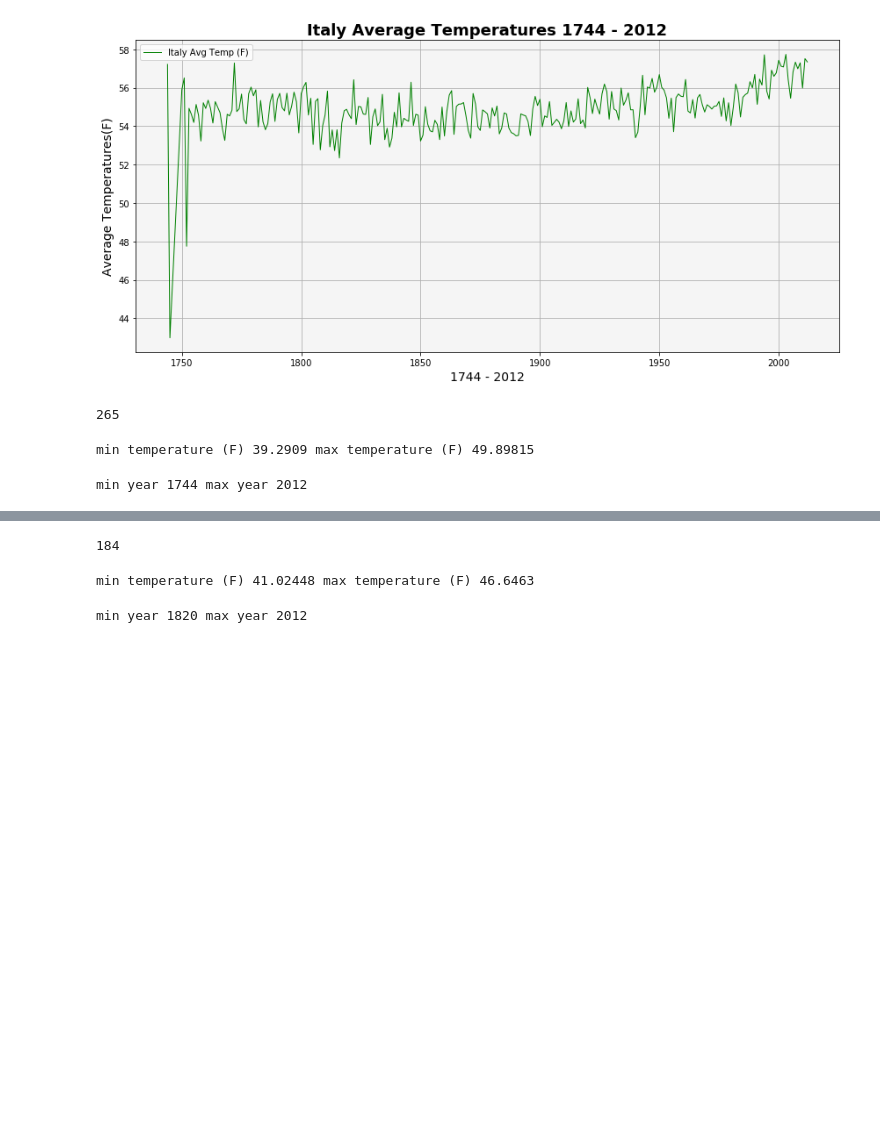
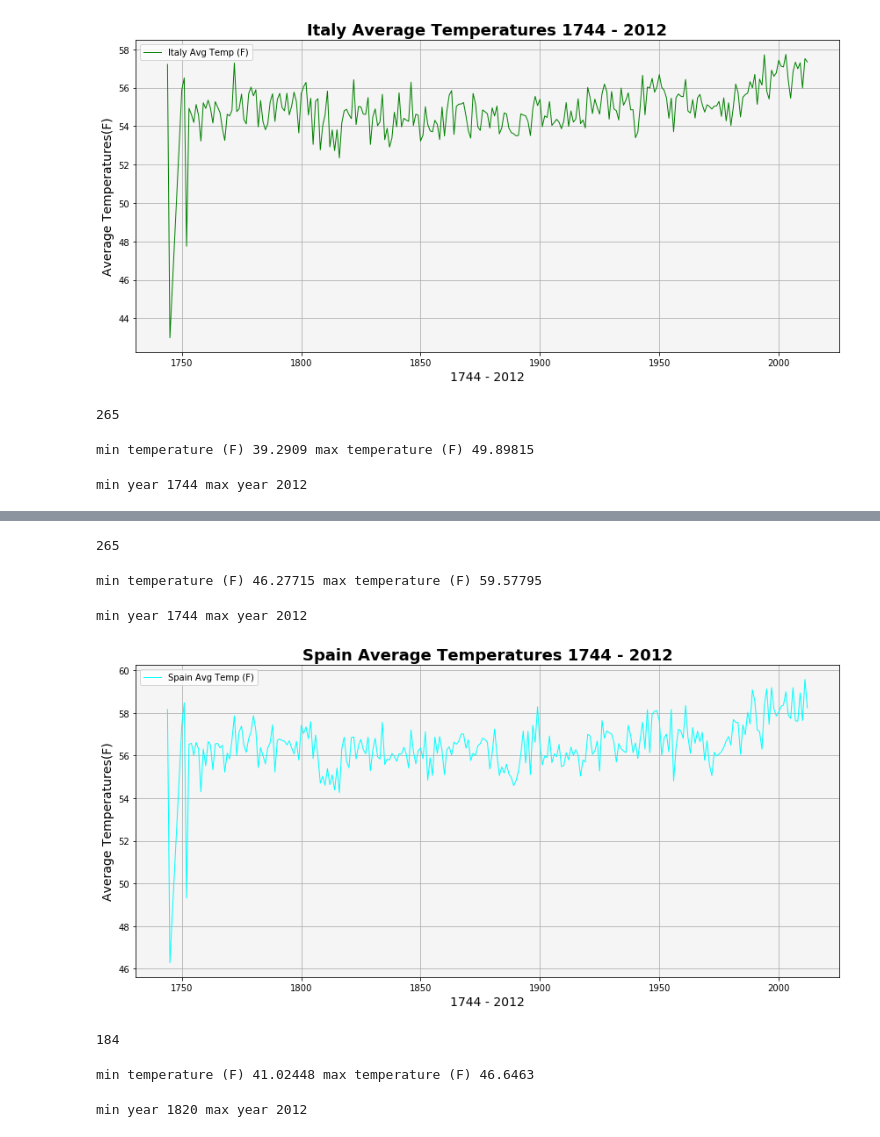
Before and after one commit to chrisg4github/Project-GW, a Jupyter notebook: GW_Plotting/GW_Plotting.ipynb, the cells around one changed output, grey strips where cells are left out. Drawn from its saved outputs; the diff is of its cells as text; code cells hidden in the pictures; blank space fills up the shorter version.

```diff
--- a/GW_Plotting/GW_Plotting.ipynb
+++ b/GW_Plotting/GW_Plotting.ipynb
@@ -370,3 +372,58 @@ plt.show()
+# %%
+# Set the index to the date column for pandas df.plot()
+gltc7_df = gltc_df.loc[gltc_df["country"] == "Spain"]
+gltc7_df = gltc7_df.sort_values(["year"], ascending=[True]).\
+                                reset_index(drop=True)
+print(len(gltc7_df.index))
+# %% [output]
+265
+# %%
+# Get the min and max date range
+gltc7_min_tmp = gltc7_df["avg_yly_tmp_f"].min()
+gltc7_max_tmp = gltc7_df["avg_yly_tmp_f"].max()
+print("min temperature (F) " + str(gltc7_min_tmp) +\
+      " max temperature (F) " + str(gltc7_max_tmp))
+# %% [output]
+min temperature (F) 46.27715 max temperature (F) 59.57795
+# %%
+# Get the min and max date range
+gltc7_min_date = gltc7_df["year"].min()
+gltc7_max_date = gltc7_df["year"].max()
+print("min year " + str(gltc7_min_date) + " max year " + \
+      str(gltc7_max_date))
+# %% [output]
+min year 1744 max year 2012
+# %%
+# Dependencies
+from matplotlib.figure import Figure
+import matplotlib.pyplot as plt
+import pandas as pd
+import numpy as np
+import datetime as dt
+from datetime import datetime, date, time
+import matplotlib.dates as mdates
+
+fig = plt.figure(figsize=(12,6))
+ax = fig.add_subplot(111)
+
+x_axis = gltc7_df["year"]
+y_axis = gltc7_df["avg_yly_tmp_f"]
+
+ax.set_title("Spain Average Temperatures 1744 - 2012", weight='bold').set_fontsize('18')
+ax.set_xlabel("1744 - 2012").set_fontsize('14')
+ax.set_ylabel("Average Temperatures(F)").set_fontsize('14')
+
+ax.grid(True)
+ax.set_facecolor("whitesmoke")
+ax.plot(x_axis, y_axis, color="cyan", linewidth= 1)
+
+ax.legend(["Spain Avg Temp (F)"], loc="upper left")
+
+plt.tight_layout()
+plt.savefig("./images/1744-2012_spain_temp_chart.png")
+plt.show()
+# %% [output]
+[figure, added]
 # %%
 # Set the index to the date column for pandas df.plot()
 gltc8_df = gltc_df.loc[gltc_df["country"] == "China"]
```
Also changed, not shown: parts of 18 cells of this notebook, 57 other files.
